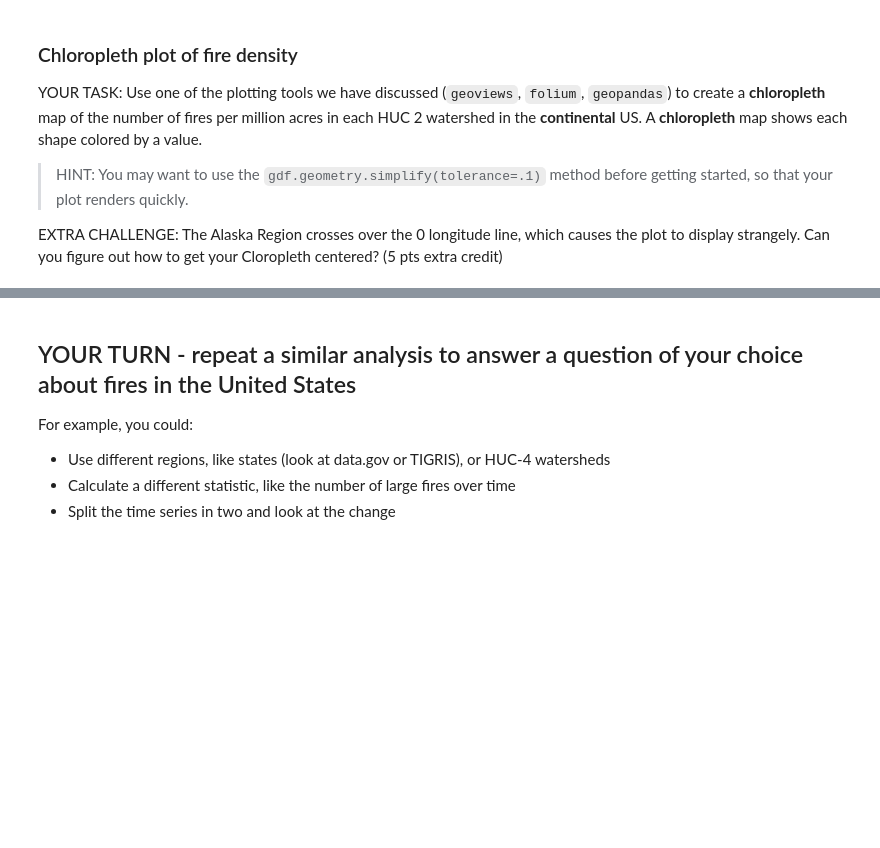
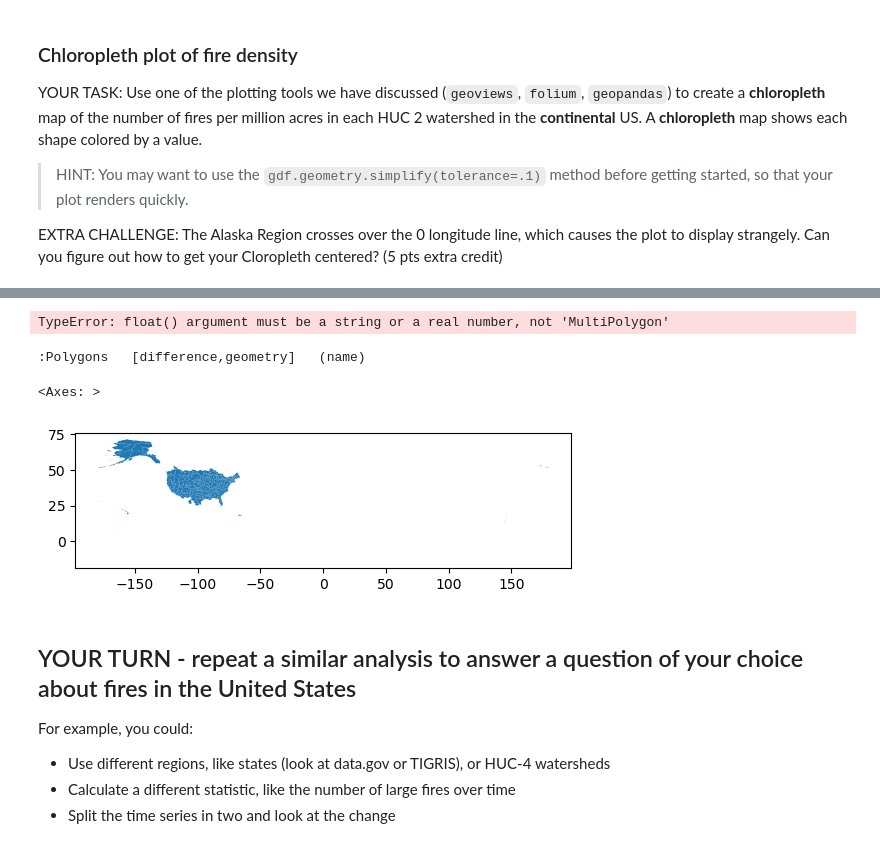
Before and after one commit to pth6570/pth6570.github.io, a Jupyter notebook: notebooks/01-wildfire.ipynb, the cells around one changed output, grey strips where cells are left out. Drawn from its saved outputs; the diff is of its cells as text; code cells hidden in the pictures; blank space fills up the shorter version.

```diff
--- a/notebooks/01-wildfire.ipynb
+++ b/notebooks/01-wildfire.ipynb
@@ -840,0 +555,26 @@ plt
+# %%
+# Compute area of each watershed
+wbd4_gdb["area_ha"] = (
+    wbd4_gdb.to_crs(9822).area
+    / 10000  # Convert to hectares
+    / 1000000  # Convert to million hectares
+)
+
+# Join files by name
+fire_late_count_df = (
+    fire_later_gdf
+    .reset_index()
+    [["name", "num_fires"]]
+    .groupby("name").sum()
+)
+fire_density_late_gdf = (wbd4_gdb.set_index("name")
+                    .join(fire_late_count_df)
+                    [["num_fires", "area_ha", "geometry"]]
+                    )
+
+# Calculate density of fires per hectare
+fire_density_late_gdf["fire_density_per_mha"] = (
+    fire_density_late_gdf["num_fires"] / fire_density_late_gdf["area_ha"]
+)
+
+fire_density_late_gdf.fire_density_per_mha
@@ -840,0 +595,5 @@ plt
+# %%
+a = fire_density_late_gdf.reset_index()
+b = fire_density_early_gdf.reset_index()
+c = a.merge(b, on='name')
+c["difference"] = c.fire_density_per_mha_y - c.fire_density_per_mha_x
@@ -840,0 +648,6 @@ plt
+# %%
+test = (
+    c
+    .reset_index()
+    .rename(columns ={'geometry_x':'geometry'})
+)
@@ -841,3 +694,24 @@ plt
+# %%
+plt3 = gv.Polygons(
+    test
+    .reset_index()
+    .dropna()[["difference", "geometry", "name"]]
+)
+
+plt3
+# %% [output]
+TypeError: float() argument must be a string or a real number, not 'MultiPolygon'
+:Polygons   [difference,geometry]   (name)
+# %%
+test = test[["name", "geometry", "difference"]]
+type(test)
+test = gpd.GeoDataFrame(
+    test, geometry="geometry")
+# %%
+test.plot()
+# %% [output]
+<Axes: >
+[figure, added]
 # %% [markdown]
 ## YOUR TURN - repeat a similar analysis to answer a question of your choice about fires in the United States
 
```
Also changed, not shown: parts of 63 cells of this notebook, 2 other files.
